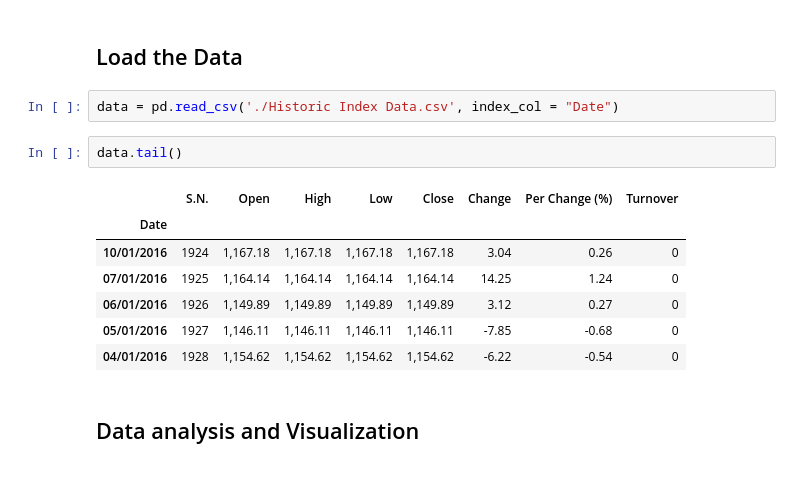
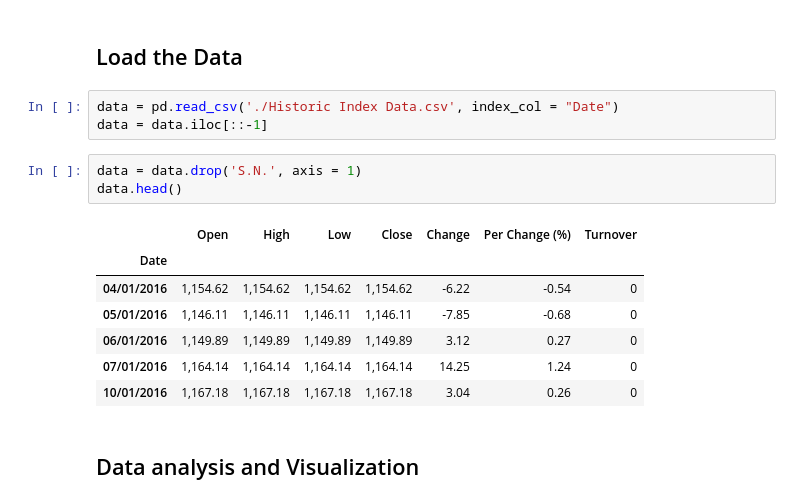
Before and after one commit to Krishna1032/Predicting-NEPSE-Index-Price, a Jupyter notebook: Untitled.ipynb, the cells around one changed output. Drawn from its saved outputs; the diff is of its cells as text.

```diff
--- a/Untitled.ipynb
+++ b/Untitled.ipynb
@@ -13,16 +13,18 @@ plt.rc('legend', fontsize = 10)
 ## Load the Data
 # %%
 data = pd.read_csv('./Historic Index Data.csv', index_col = "Date")
+data = data.iloc[::-1]
 # %%
-data.tail()
+data = data.drop('S.N.', axis = 1)
+data.head()
 # %% [output]
-|  | S.N. | Open | High | Low | Close | Change | Per Change (%) | Turnover |
-| Date |  |  |  |  |  |  |  |  |
-| 10/01/2016 | 1924 | 1,167.18 | 1,167.18 | 1,167.18 | 1,167.18 | 3.04 | 0.26 | 0 |
-| 07/01/2016 | 1925 | 1,164.14 | 1,164.14 | 1,164.14 | 1,164.14 | 14.25 | 1.24 | 0 |
-| 06/01/2016 | 1926 | 1,149.89 | 1,149.89 | 1,149.89 | 1,149.89 | 3.12 | 0.27 | 0 |
-| 05/01/2016 | 1927 | 1,146.11 | 1,146.11 | 1,146.11 | 1,146.11 | -7.85 | -0.68 | 0 |
-| 04/01/2016 | 1928 | 1,154.62 | 1,154.62 | 1,154.62 | 1,154.62 | -6.22 | -0.54 | 0 |
+|  | Open | High | Low | Close | Change | Per Change (%) | Turnover |
+| Date |  |  |  |  |  |  |  |
+| 04/01/2016 | 1,154.62 | 1,154.62 | 1,154.62 | 1,154.62 | -6.22 | -0.54 | 0 |
+| 05/01/2016 | 1,146.11 | 1,146.11 | 1,146.11 | 1,146.11 | -7.85 | -0.68 | 0 |
+| 06/01/2016 | 1,149.89 | 1,149.89 | 1,149.89 | 1,149.89 | 3.12 | 0.27 | 0 |
+| 07/01/2016 | 1,164.14 | 1,164.14 | 1,164.14 | 1,164.14 | 14.25 | 1.24 | 0 |
+| 10/01/2016 | 1,167.18 | 1,167.18 | 1,167.18 | 1,167.18 | 3.04 | 0.26 | 0 |
 # %% [markdown]
 ## Data analysis and Visualization
 # %%
```
Also changed, not shown: parts of 45 cells of this notebook, 4 other files.
